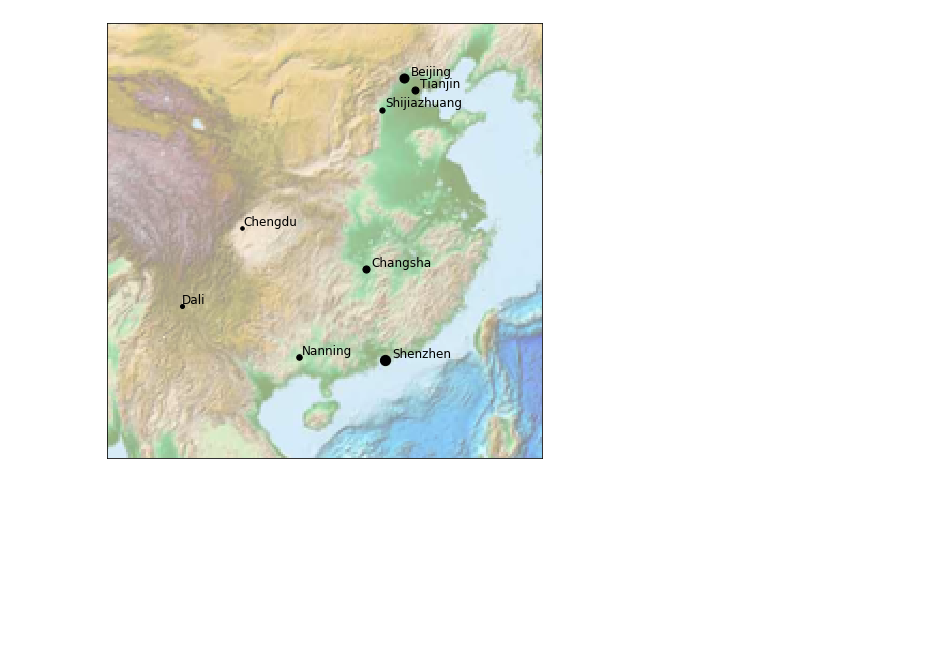
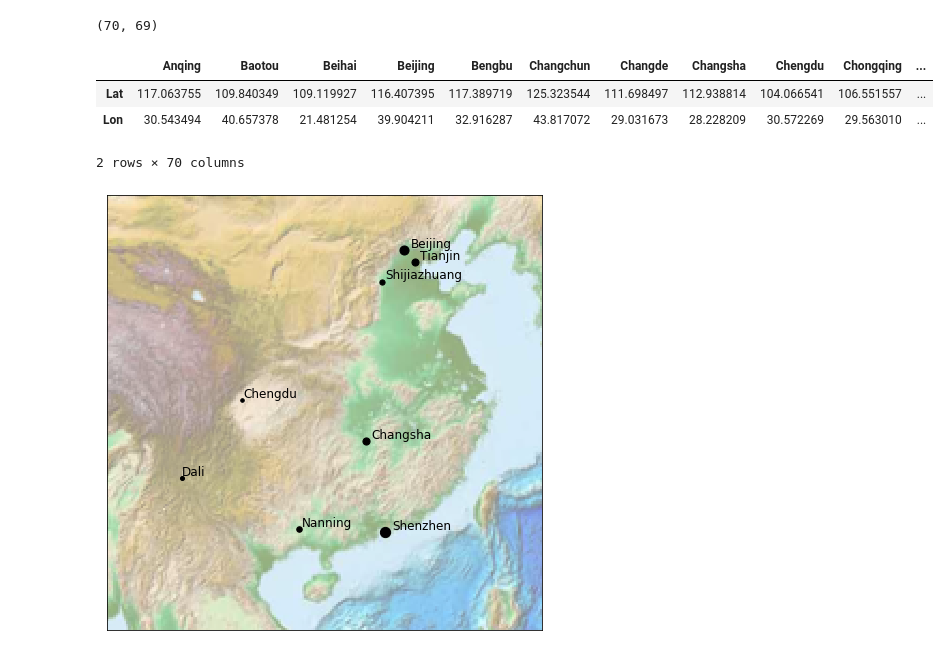
Before and after one commit to Htrismegistos/projectbuds, a Jupyter notebook: China/China_map.ipynb, the cells around one changed output. Drawn from its saved outputs; the diff is of its cells as text; code cells hidden in the pictures; blank space fills up the shorter version.

```diff
--- a/China/China_map.ipynb
+++ b/China/China_map.ipynb
@@ -20,0 +12,5 @@ tables[dates[0]]
+# %%
+cities = pd.read_csv('newRes90_clean.csv', index_col = 0)
+cities.shape
+# %% [output]
+(70, 69)
@@ -20,0 +22,8 @@ tables[dates[0]]
+# %%
+cc = pd.read_csv('coordiantes.csv', index_col = 0)
+cc
+# %% [output]
+|  | Anqing | Baotou | Beihai | Beijing | Bengbu | Changchun | Changde | Changsha | Chengdu | Chongqing | ... |
+| Lat | 117.063755 | 109.840349 | 109.119927 | 116.407395 | 117.389719 | 125.323544 | 111.698497 | 112.938814 | 104.066541 | 106.551557 | ... |
+| Lon | 30.543494 | 40.657378 | 21.481254 | 39.904211 | 32.916287 | 43.817072 | 29.031673 | 28.228209 | 30.572269 | 29.563010 | ... |
+2 rows × 70 columns
```
Also changed, not shown: parts of 8 cells of this notebook.
